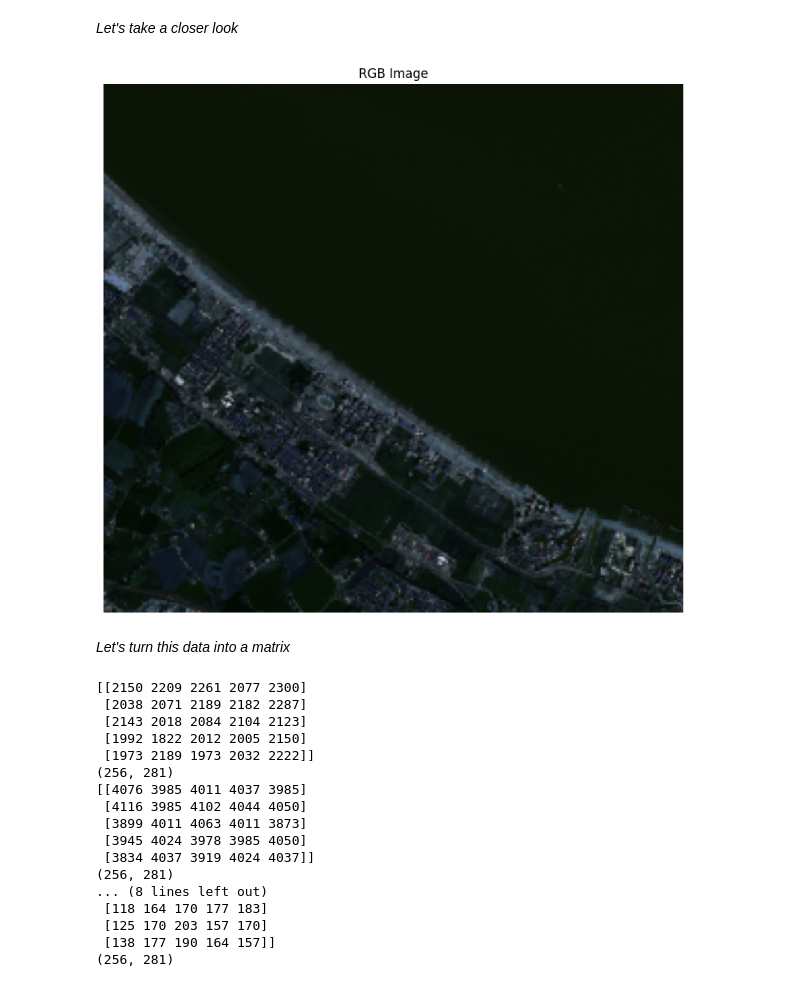
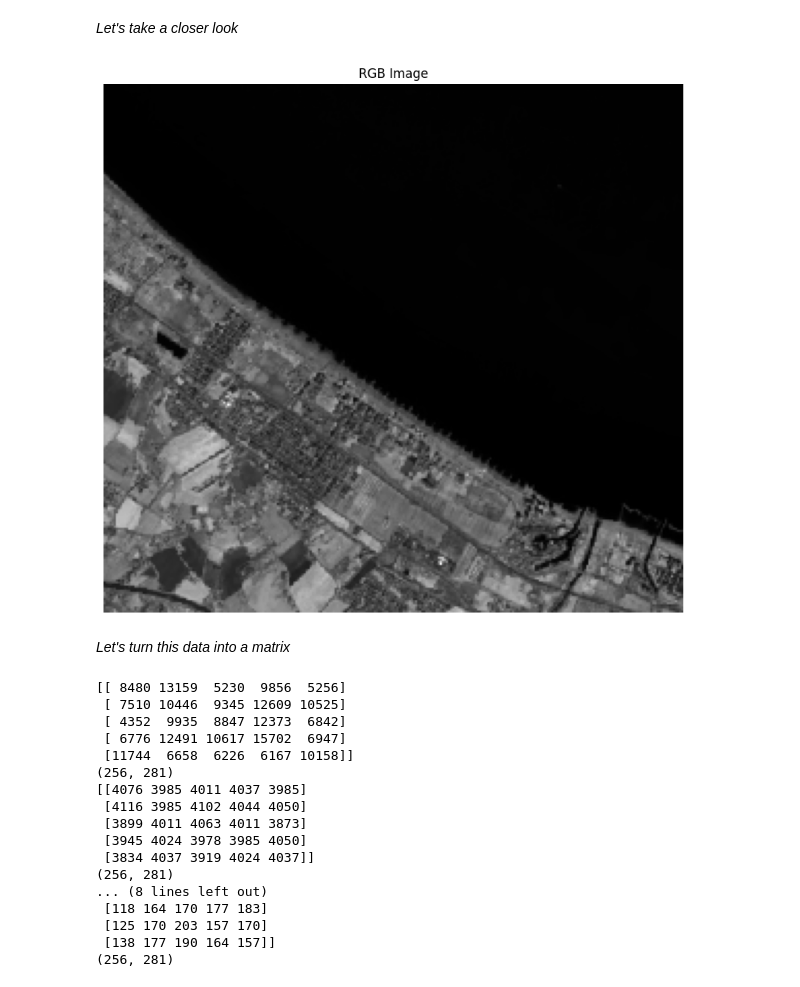
Before and after one commit to Papszi1/Sentinel2Classification, a Jupyter notebook: DataClassification.ipynb, the cells around one changed output. Saved outputs shown, nothing was run; the diff lists cells and outputs as text; code cells hidden in the pictures.

```diff
--- a/DataClassification.ipynb
+++ b/DataClassification.ipynb
@@ -49,34 +59,35 @@ uint16 int32 float32 int32
 # %%
 import rasterio
 import matplotlib.pyplot as plt
 
 raster_path = '/content/drive/MyDrive/MySentinel/Dataset/Training_photo/output_combined_bands.tif'
 
 with rasterio.open(raster_path) as src:
-    band_red = src.read(1)
-    band_green = src.read(2)
-    band_blue = src.read(3)
+    #1 blue 2 green 3 red 4 nir
+    band_red = src.read(4)
+    band_green = src.read(4)
+    band_blue = src.read(4)
     rgb_image = np.dstack((band_red, band_green, band_blue))
 
     rgb_image = rgb_image / rgb_image.max()
 
     plt.figure(figsize=(10, 10))
     plt.imshow(rgb_image)
     plt.title('RGB Image')
     plt.axis('off')
     plt.show()
 # %% [output]
-[figure, old version]
+[figure, new version]
 # %% [markdown]
 *Let's turn this data into a matrix*
 # %%
 with rasterio.open(raster_path) as src:
-    band_red = src.read(1)
+    band_red = src.read(3)
     band_green = src.read(2)
-    band_blue = src.read(3)
-    band_infra = src.read(4)
+    band_blue = src.read(1)
+    band_nir = src.read(4)
 
-print(band_red[:5, :5])
+print(band_red[100:105, :5])
 print(band_red.shape)
 
 print(band_green[:5, :5])
@@ -85,14 +96,14 @@ print(band_green.shape)
 print(band_blue[:5, :5])
 print(band_blue.shape)
 
-print(band_infra[:5, :5])
-print(band_infra.shape)
+print(band_nir[:5, :5])
+print(band_nir.shape)
 # %% [output]
-[[2150 2209 2261 2077 2300]
- [2038 2071 2189 2182 2287]
- [2143 2018 2084 2104 2123]
- [1992 1822 2012 2005 2150]
- [1973 2189 1973 2032 2222]]
+[[ 8480 13159  5230  9856  5256]
+ [ 7510 10446  9345 12609 10525]
+ [ 4352  9935  8847 12373  6842]
+ [ 6776 12491 10617 15702  6947]
+ [11744  6658  6226  6167 10158]]
 (256, 281)
 [[4076 3985 4011 4037 3985]
  [4116 3985 4102 4044 4050]
```
Also changed, not shown: parts of 12 cells of this notebook.
